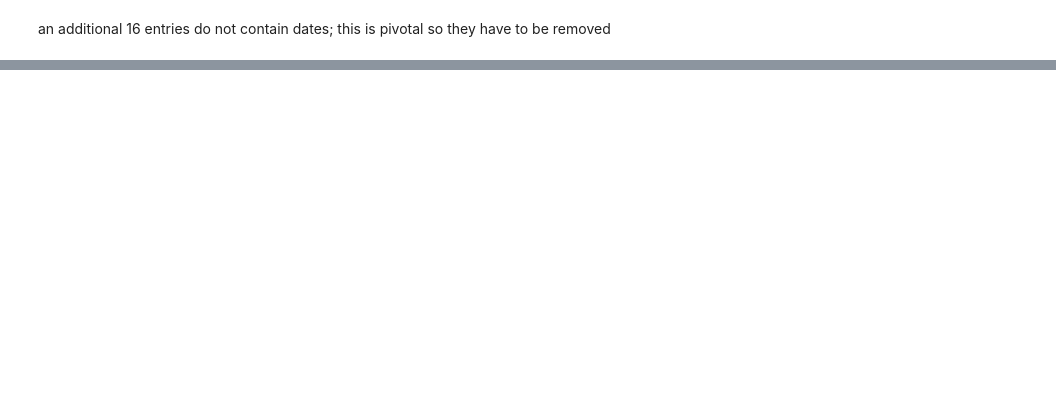
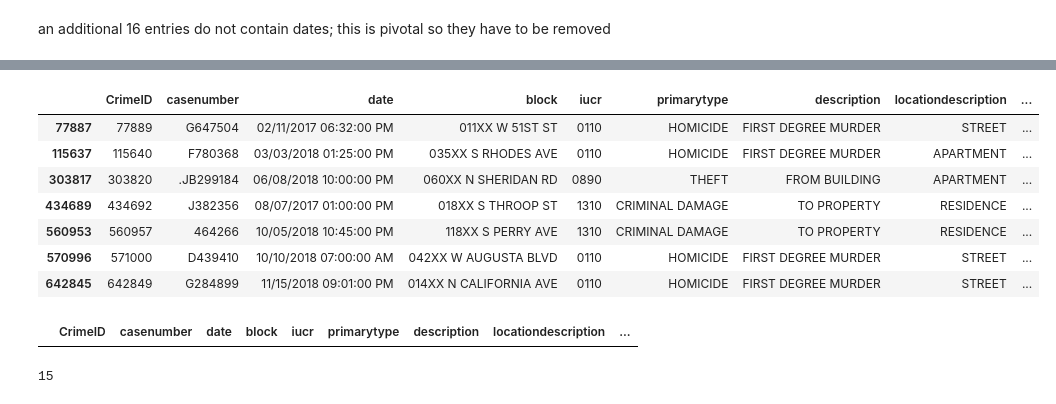
Before and after one commit to AngeloBarisano/data_management_and_ethics, a Jupyter notebook: Code/datacleaning.ipynb, the cells around one changed output, grey strips where cells are left out. Saved outputs shown, nothing was run; the diff lists cells and outputs as text; code cells hidden in the pictures; blank space fills up the shorter version.

```diff
--- a/Code/datacleaning.ipynb
+++ b/Code/datacleaning.ipynb
@@ -428,0 +342,3 @@ df[df.isnull()]
+# %%
+df.longitude_z = (df.longitude - df.longitude.mean()) / df.longitude.std()
+df.latitude_z = (df.latitude - df.latitude.mean()) / df.latitude.std()
@@ -428,0 +349,3 @@ df[df.isnull()]
+# %%
+df.loc[df.latitude == 36.619446, "latitude"] = np.nan
+df.loc[df.longitude == -91.686569, "longitude"] = np.nan
@@ -462,0 +403,20 @@ df.dropna(how="all")
+# %%
+df[df.casenumber.str.len() != 8]
+# %% [output]
+|  | CrimeID | casenumber | date | block | iucr | primarytype | description | locationdescription | ... |
+| 77887 | 77889 | G647504 | 02/11/2017 06:32:00 PM | 011XX W 51ST ST | 0110 | HOMICIDE | FIRST DEGREE MURDER | STREET | ... |
+| 115637 | 115640 | F780368 | 03/03/2018 01:25:00 PM | 035XX S RHODES AVE | 0110 | HOMICIDE | FIRST DEGREE MURDER | APARTMENT | ... |
+| 303817 | 303820 | .JB299184 | 06/08/2018 10:00:00 PM | 060XX N SHERIDAN RD | 0890 | THEFT | FROM BUILDING | APARTMENT | ... |
+| 434689 | 434692 | J382356 | 08/07/2017 01:00:00 PM | 018XX S THROOP ST | 1310 | CRIMINAL DAMAGE | TO PROPERTY | RESIDENCE | ... |
+| 560953 | 560957 | 464266 | 10/05/2018 10:45:00 PM | 118XX S PERRY AVE | 1310 | CRIMINAL DAMAGE | TO PROPERTY | RESIDENCE | ... |
+| 570996 | 571000 | D439410 | 10/10/2018 07:00:00 AM | 042XX W AUGUSTA BLVD | 0110 | HOMICIDE | FIRST DEGREE MURDER | STREET | ... |
+| 642845 | 642849 | G284899 | 11/15/2018 09:01:00 PM | 014XX N CALIFORNIA AVE | 0110 | HOMICIDE | FIRST DEGREE MURDER | STREET | ... |
+# %%
+df[df.iucr.str.len() != 4]
+# %% [output]
+|  | CrimeID | casenumber | date | block | iucr | primarytype | description | locationdescription | ... |
+# %%
+# these were the same instances recored before
+len(df[df.date_time.astype(str).str.len() != 19])
+# %% [output]
+15
```
Also changed, not shown: parts of 51 cells of this notebook, 2 other files.
